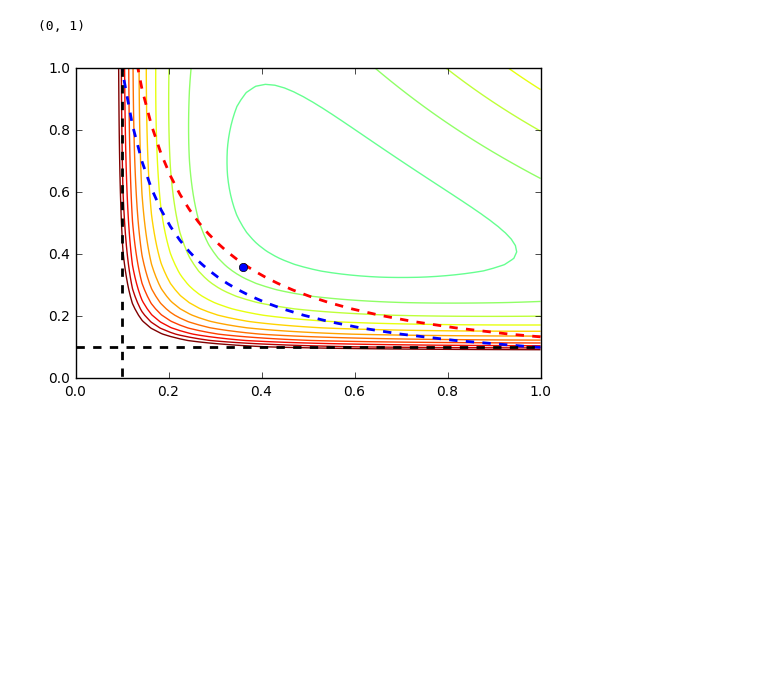
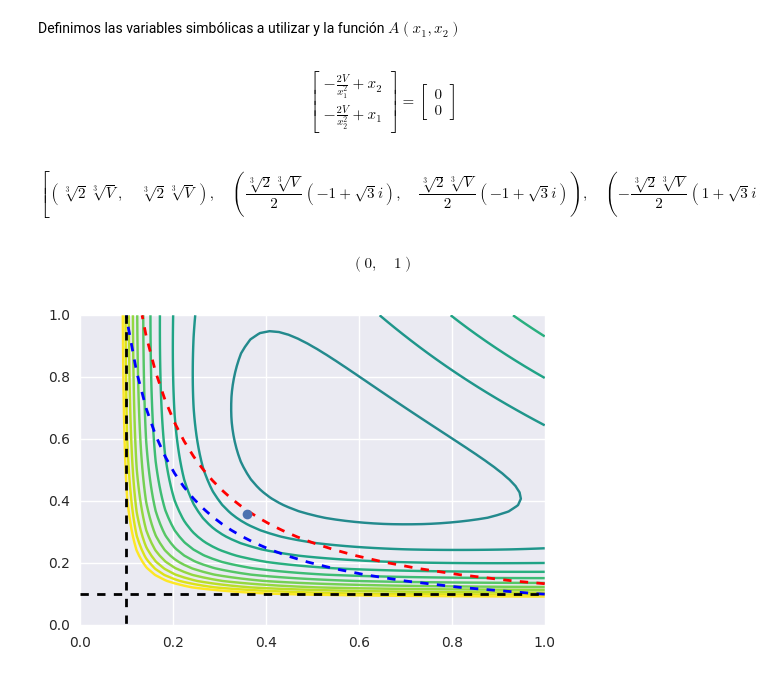
Before and after one commit to numython/numython.github.io, a Jupyter notebook: posts/resolviendo-problemas-de-optimizacion-con-python.ipynb, the cells around one changed output. Cells and saved outputs as stored; diff of their text form; code cells hidden in the pictures; blank space fills up the shorter version.

```diff
--- a/posts/resolviendo-problemas-de-optimizacion-con-python.ipynb
+++ b/posts/resolviendo-problemas-de-optimizacion-con-python.ipynb
@@ -35,0 +52,2 @@ print x
+# %% [markdown]
+Definimos las variables simbólicas a utilizar y la función $A(x_1,x_2)$
@@ -36,33 +57,43 @@ print x
+# %%
+G = gradient(A, (x1,x2))
+sym.Eq(G,zeros(2,1))
+# %% [output]
+$$\left[\begin{matrix}- \frac{2 V}{x_{1}^{2}} + x_{2}\\- \frac{2 V}{x_{2}^{2}} + x_{1}\end{matrix}\right] = \left[\begin{matrix}0\\0\end{matrix}\right]$$
+# %%
+sol = sym.solve(sym.Eq(G,zeros(2,1)), (x1,x2))
+sol
+# %% [output]
+$$\left [ \left ( \sqrt[3]{2} \sqrt[3]{V}, \quad \sqrt[3]{2} \sqrt[3]{V}\right ), \quad \left ( \frac{\sqrt[3]{2} \sqrt[3]{V}}{2} \left(-1 + \sqrt{3} i\right), \quad \frac{\sqrt[3]{2} \sqrt[3]{V}}{2} \left(-1 + \sqrt{3} i\right)\right ), \quad \left ( - \frac{\sqrt[3]{2} \sqrt[3]{V}}{2} \left(1 + \sqrt{3} i\right), \quad - \frac{\sqrt[3]{2} \sqrt[3]{V}}{2} \left(1 + \sqrt{3} i\right)\right )\right ]$$
 # %%
-from __future__ import division
+import seaborn
 import matplotlib.pyplot as plt
 import numpy as np
 %matplotlib inline
 
 V = 0.08
 xmin,xmax,ymin,ymax = 0,1,0,1
 xx1 = np.linspace(xmin,xmax)
 xx2 = np.linspace(ymin,ymax)
 x1, x2 = np.meshgrid(xx1, xx2)
 f = 2*(V/x2) + 2*(V/x1) + x1*x2
 g1 = (V/(x1*x2)) - 0.6
 g2 = (V/(x1*x2)) - 0.8
 g3 = x1 - 0.1
 g4 = x2 - 0.1
 
 fig = plt.figure()
 ax = fig.add_subplot(111)
 
 lvl = np.linspace(0.001, 2, 20)
-cl = ax.contour(x1, x2, f, levels=lvl)
+cl = ax.contour(x1, x2, f, levels=lvl, cmap="viridis")
 #ax.clabel(cl)
 ax.contour(x1, x2, g1, levels=[0], linestyles='--', linewidths=2, colors='r')
 ax.contour(x1, x2, g2, levels=[0], linestyles='--', linewidths=2, colors='b')
 ax.contour(x1, x2, g3, levels=[0], linestyles='--', linewidths=2, colors='k')
 ax.contour(x1, x2, g4, levels=[0], linestyles='--', linewidths=2, colors='k')
 ax.plot([0.36],[0.36],'o')
 ax.set_xlim(xmin,xmax)
 ax.set_ylim(ymin,ymax)
 # %% [output]
-(0, 1)
+$$\left ( 0, \quad 1\right )$$
-[figure, old version]
+[figure, new version]
```
Also changed, not shown: parts of 4 cells of this notebook, 32 other files.
